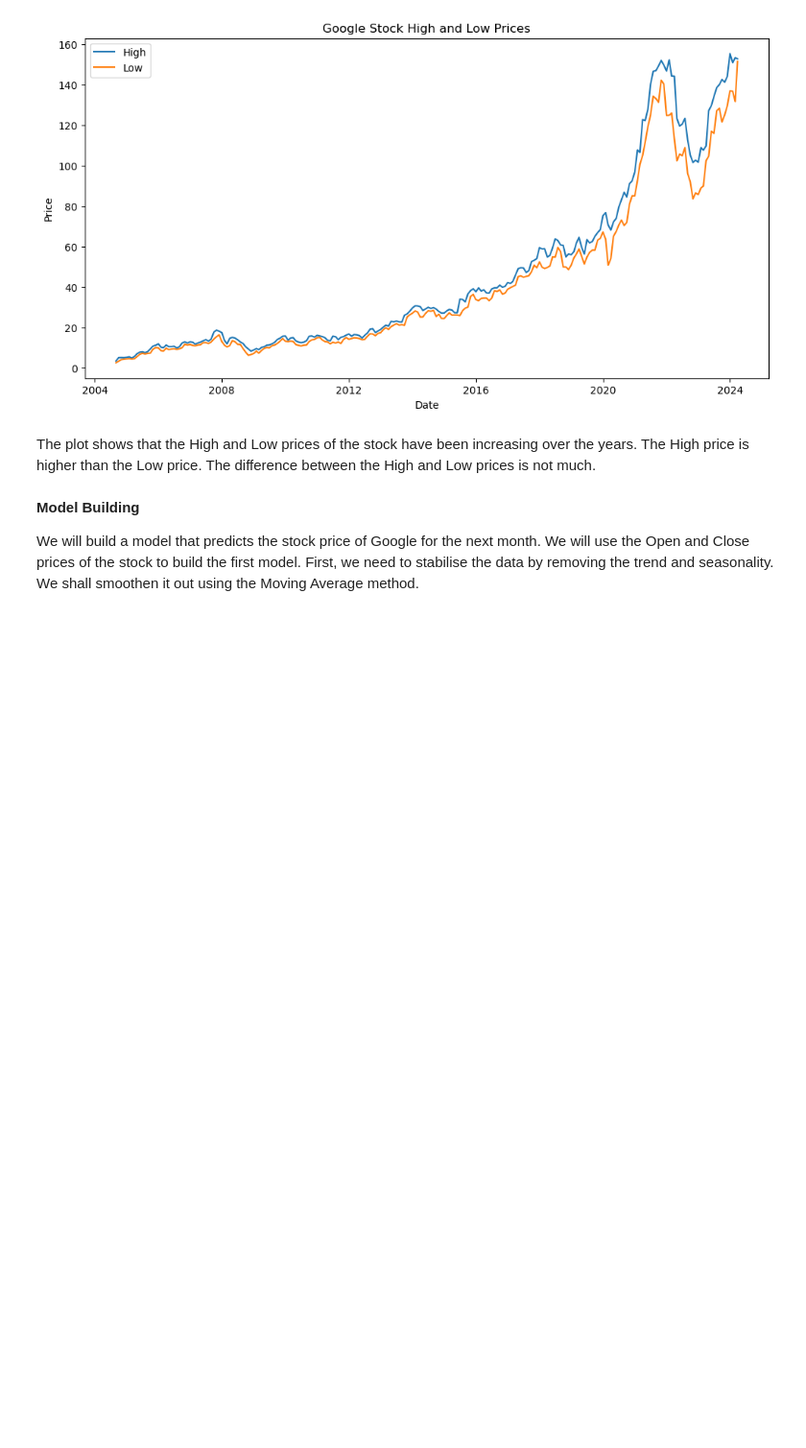
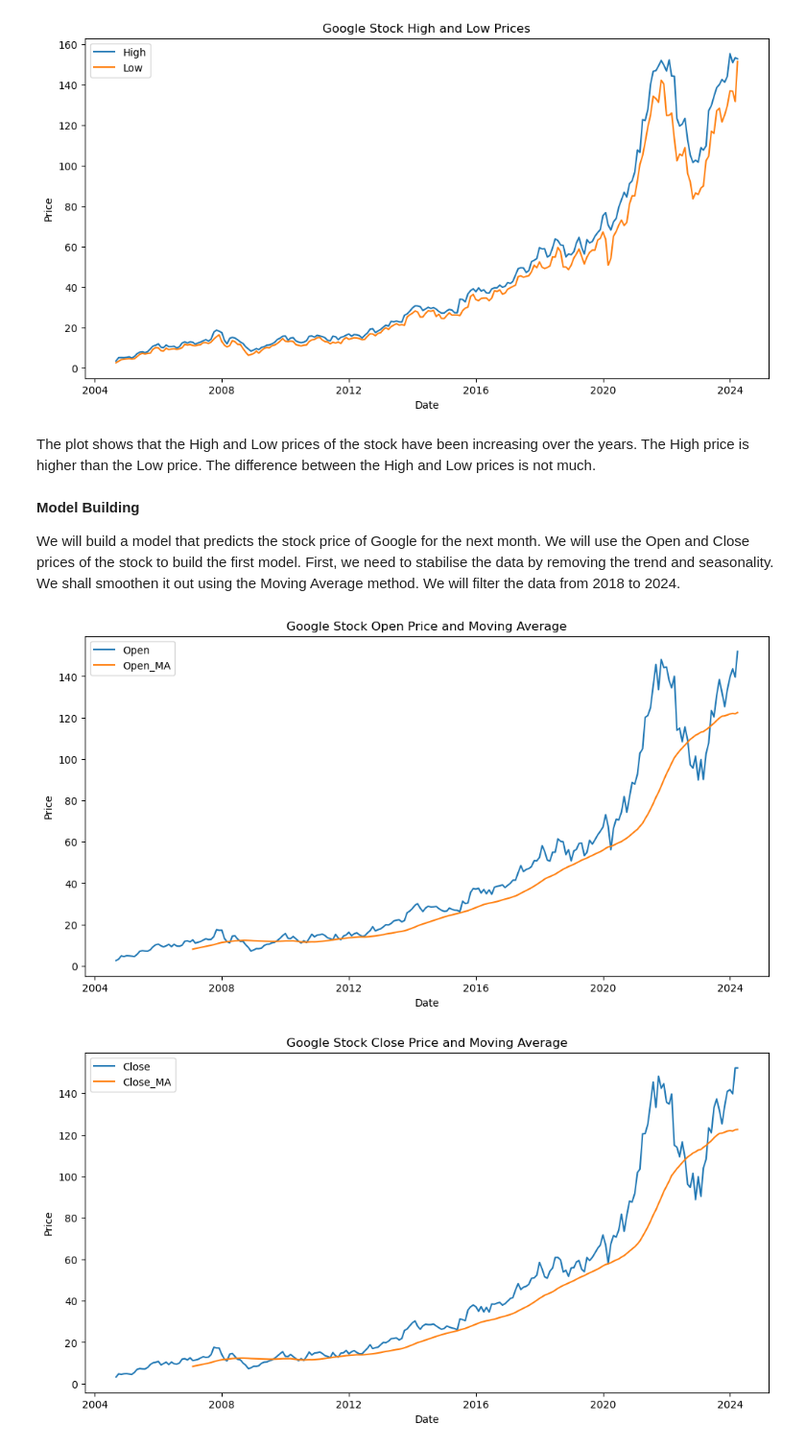
Before and after one commit to Billy272/Mastering-Data, a Jupyter notebook: Google/Google_Monthly_Stock.ipynb, the cells around one changed output. Shown: that part at 96% size. Drawn from its saved outputs; the diff is of its cells as text; code cells hidden in the pictures; blank space fills up the shorter version.

```diff
--- a/Google/Google_Monthly_Stock.ipynb
+++ b/Google/Google_Monthly_Stock.ipynb
@@ -96,4 +96,29 @@ higher than the Low price. The difference between the High and Low prices is not
 
 We will build a model that predicts the stock price of Google for the next month. We will use the Open and Close
 prices of the stock to build the first model. First, we need to stabilise the data by removing the trend and
-seasonality. We shall smoothen it out using the Moving Average method.
+seasonality. We shall smoothen it out using the Moving Average method. We will filter the data from 2018 to 2024.
+# %%
+window_size = 30
+data['Open_MA'] = data['Open'].rolling(window=window_size).mean()
+data['Close_MA'] = data['Close'].rolling(window=window_size).mean()
+
+plt.figure(figsize=(12, 6))
+sns.lineplot(data,x='Date', y='Open', label='Open')
+sns.lineplot(data,x='Date', y='Open_MA', label='Open_MA')
+plt.title('Google Stock Open Price and Moving Average')
+plt.xlabel('Date')
+plt.ylabel('Price')
+plt.legend()
+plt.show()
+
+plt.figure(figsize=(12, 6))
+sns.lineplot(data,x='Date', y='Close', label='Close')
+sns.lineplot(data,x='Date', y='Close_MA', label='Close_MA')
+plt.title('Google Stock Close Price and Moving Average')
+plt.xlabel('Date')
+plt.ylabel('Price')
+plt.legend()
+plt.show()
+# %% [output]
+[figure, added]
+[figure, added]
```
